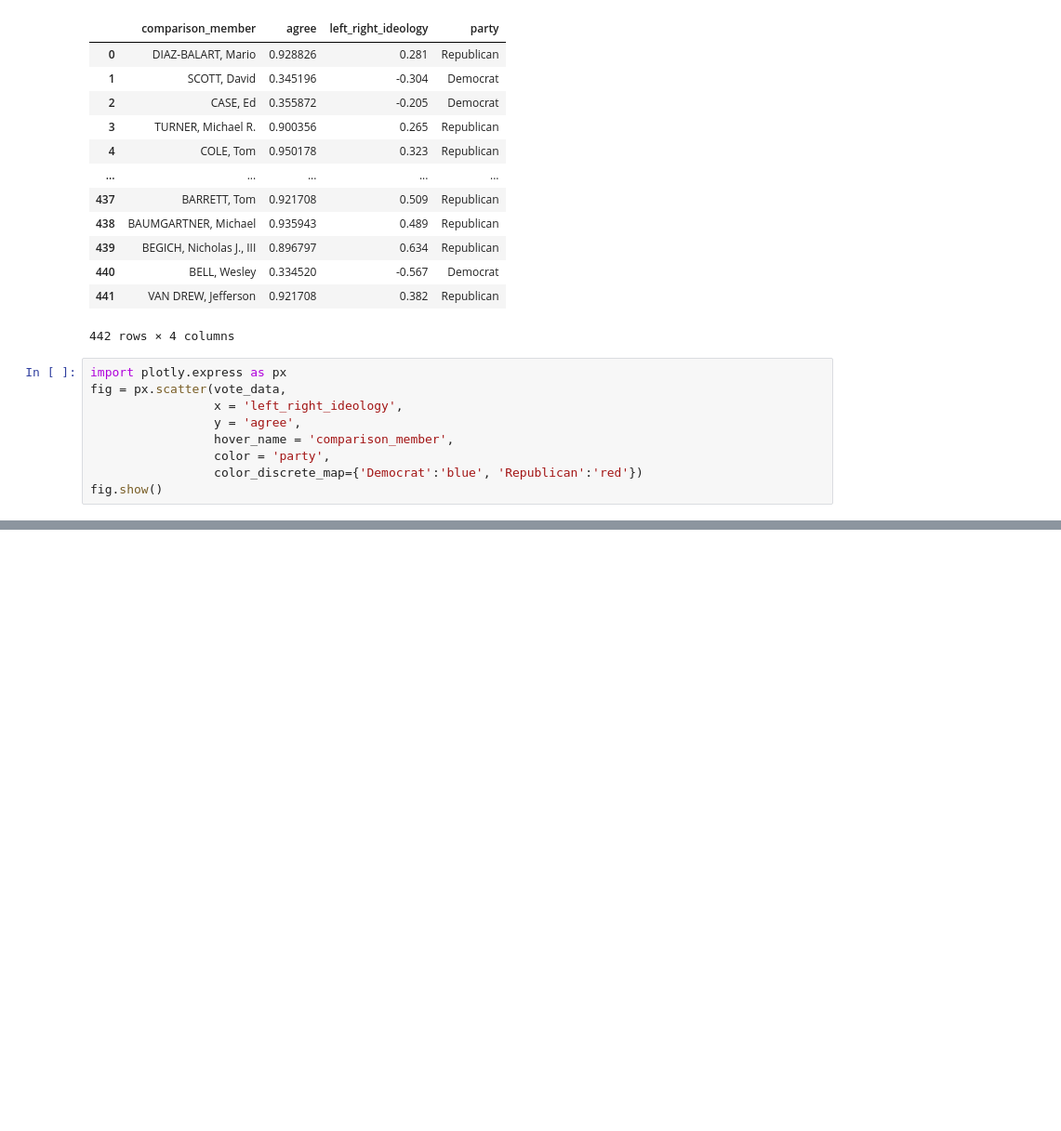
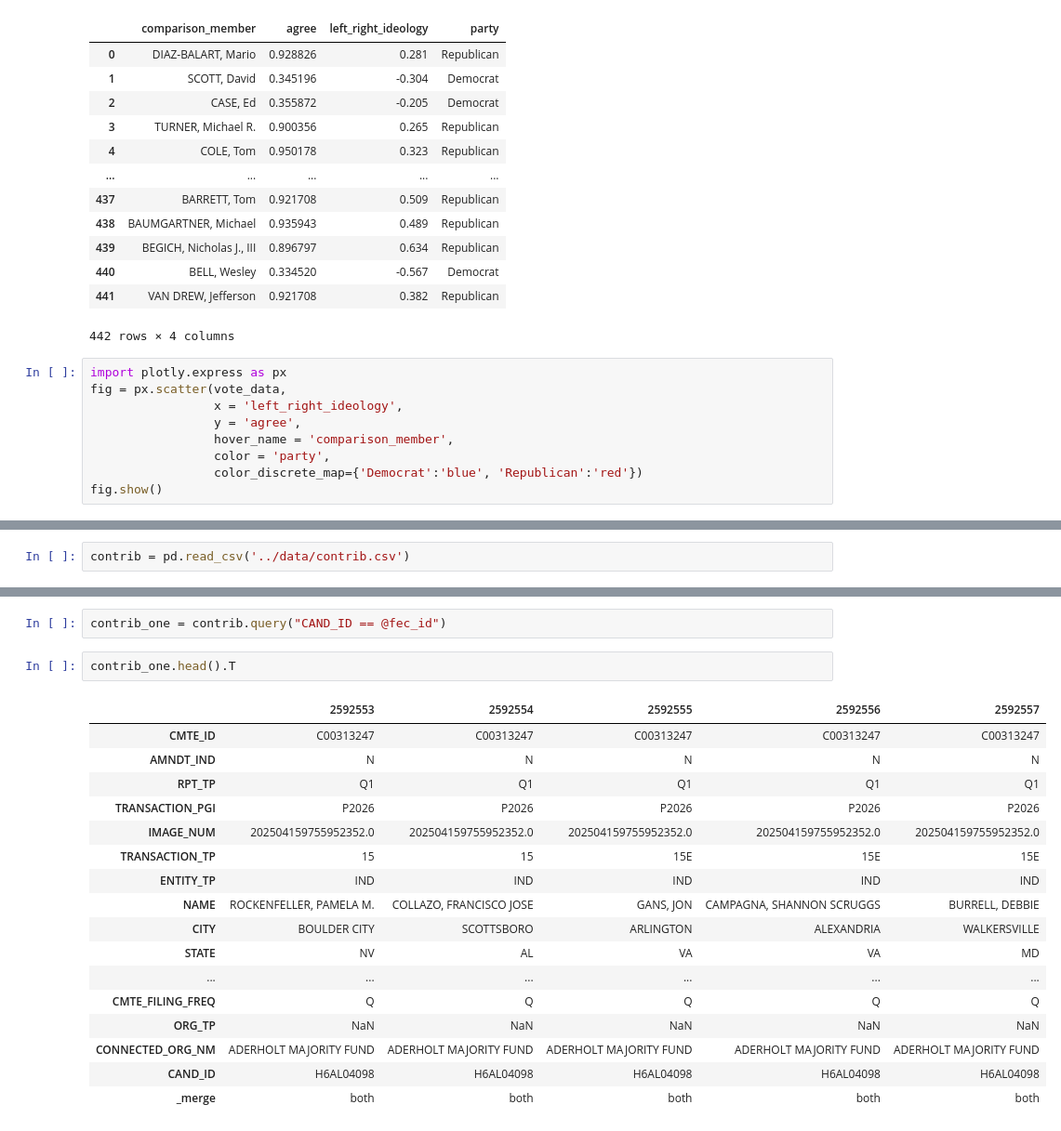
Before and after one commit to cynthialeng/con-trans-2025, a Jupyter notebook: app/app_sandbox.ipynb, the cells around one changed output, grey strips where cells are left out. Shown: that part at 93% size. Saved outputs shown, nothing was run; the diff lists cells and outputs as text; blank space fills up the shorter version.

```diff
--- a/app/app_sandbox.ipynb
+++ b/app/app_sandbox.ipynb
@@ -131,0 +184,2 @@ fig.show()
+# %%
+contrib = pd.read_csv('../data/contrib.csv')
@@ -131,0 +201,22 @@ fig.show()
+# %%
+contrib_one = contrib.query("CAND_ID == @fec_id")
+# %%
+contrib_one.head().T
+# %% [output]
+|  | 2592553 | 2592554 | 2592555 | 2592556 | 2592557 |
+| CMTE_ID | C00313247 | C00313247 | C00313247 | C00313247 | C00313247 |
+| AMNDT_IND | N | N | N | N | N |
+| RPT_TP | Q1 | Q1 | Q1 | Q1 | Q1 |
+| TRANSACTION_PGI | P2026 | P2026 | P2026 | P2026 | P2026 |
+| IMAGE_NUM | 202504159755952352.0 | 202504159755952352.0 | 202504159755952352.0 | 202504159755952352.0 | 202504159755952352.0 |
+| TRANSACTION_TP | 15 | 15 | 15E | 15E | 15E |
+| ENTITY_TP | IND | IND | IND | IND | IND |
+| NAME | ROCKENFELLER, PAMELA M. | COLLAZO, FRANCISCO JOSE | GANS, JON | CAMPAGNA, SHANNON SCRUGGS | BURRELL, DEBBIE |
+| CITY | BOULDER CITY | SCOTTSBORO | ARLINGTON | ALEXANDRIA | WALKERSVILLE |
+| STATE | NV | AL | VA | VA | MD |
+| ... | ... | ... | ... | ... | ... |
+| CMTE_FILING_FREQ | Q | Q | Q | Q | Q |
+| ORG_TP | NaN | NaN | NaN | NaN | NaN |
+| CONNECTED_ORG_NM | ADERHOLT MAJORITY FUND | ADERHOLT MAJORITY FUND | ADERHOLT MAJORITY FUND | ADERHOLT MAJORITY FUND | ADERHOLT MAJORITY FUND |
+| CAND_ID | H6AL04098 | H6AL04098 | H6AL04098 | H6AL04098 | H6AL04098 |
+| _merge | both | both | both | both | both |
```
Also changed, not shown: parts of 8 cells of this notebook, 2 other files.
